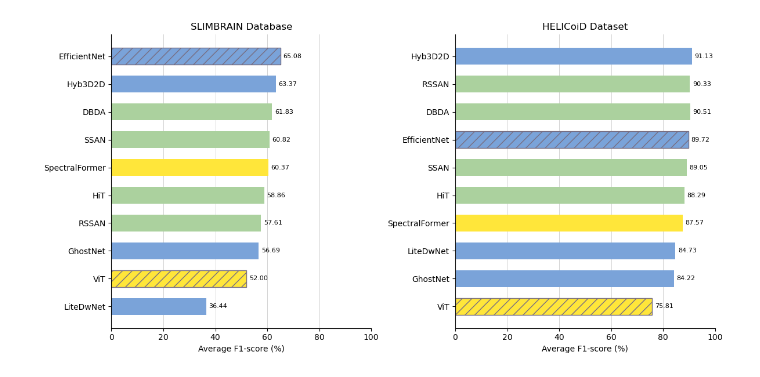
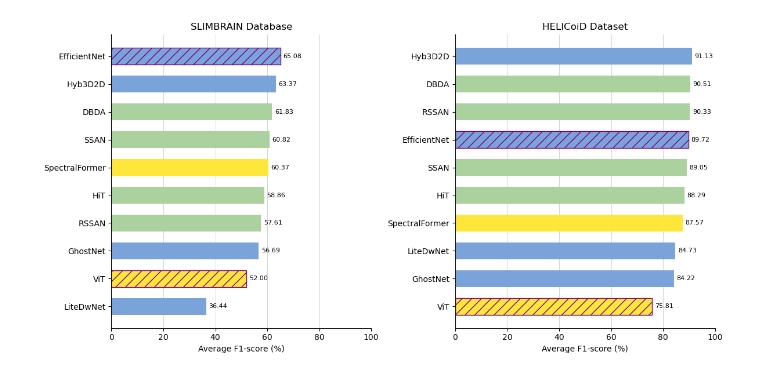
Before and after one commit to domenico-rgs/HSIBrain-Benchmark, a Jupyter notebook: plots/rank_bar_plot.ipynb, the cells around one changed output. Cells and saved outputs as stored; diff of their text form; code cells hidden in the pictures.

```diff
--- a/plots/rank_bar_plot.ipynb
+++ b/plots/rank_bar_plot.ipynb
@@ -12,7 +13,7 @@ scores_slimbrain = [65.08, 63.37, 61.83, 60.82, 60.37, 58.86, 57.61,
 #errors_slimbrain = [21.98, 22.61, 22.50, 24.02, 22.77, 22.25, 23.33, 23.23, 15.07, 32.67]
 
 models2 = [
-    "Hyb3D2D", "RSSAN", "DBDA", "EfficientNet", "SSAN", "HiT",
+    "Hyb3D2D", "DBDA", "RSSAN", "EfficientNet", "SSAN", "HiT",
     "SpectralFormer", "LiteDwNet", "GhostNet", "ViT"
 ]
 
@@ -21,7 +22,7 @@ categories_slimbrain = [
     "conv", "att", "conv"
 ]
 
-scores_helicoid = [91.13, 90.33, 90.51, 89.72, 89.05, 88.29,
+scores_helicoid = [91.13, 90.51, 90.33, 89.72, 89.05, 88.29,
                    87.57, 84.73, 84.22, 75.81]
 #errors_helicoid = [16.06, 14.07, 12.66, 17.99, 15.95, 12.98, 18.82, 18.79, 22.14, 0]
 
@@ -36,6 +37,8 @@ categories_helicoid = [
     "att", "conv", "conv", "att"
 ]
 # %%
+mpl.rcParams['hatch.linewidth'] = 1
+
 fig, axes = plt.subplots(1, 2, figsize=(12, 6), sharex=True)
 
 # --- SLIMBRAIN ---
@@ -55,10 +58,10 @@ axes[0].grid(axis="x", color="lightgray", linestyle="-", linewidth=0.7)
 axes[0].set_axisbelow(True)
 
 bars[0].set_hatch('//')
-bars[0].set_edgecolor('#786F83')
+bars[0].set_edgecolor('#800080')
 
 bars[8].set_hatch('//')
-bars[8].set_edgecolor('#786F83')
+bars[8].set_edgecolor('#800080')
 
 #for i, (val, err) in enumerate(zip(scores_slimbrain, errors_slimbrain)):#
 for i, val in enumerate(scores_slimbrain):
@@ -69,33 +72,33 @@ y2 = np.arange(len(models2))
 colors2 = [color_map[c] for c in categories_helicoid]
 #axes[1].barh(y2, scores_helicoid, xerr=errors_helicoid, color=colors2, height=0.6, capsize=4)
 bars_hl = axes[1].barh(y2, scores_helicoid, color=colors2, height=0.6, capsize=4)
 
 axes[1].set_yticks(y2, labels=models2)
 axes[1].invert_yaxis()
 axes[1].set_xlim(0, 100)
 axes[1].set_xlabel("Average F1-score (%)")
 axes[1].set_title("HELICoiD Dataset")
 
 axes[1].spines["top"].set_visible(False)
 axes[1].spines["right"].set_visible(False)
 axes[1].grid(axis="x", color="lightgray", linestyle="-", linewidth=0.7)
 axes[1].set_axisbelow(True)
 
 bars_hl[3].set_hatch('//')
-bars_hl[3].set_edgecolor('#786F83')
+bars_hl[3].set_edgecolor('#800080')
 
 bars_hl[9].set_hatch('//')
-bars_hl[9].set_edgecolor('#786F83')
+bars_hl[9].set_edgecolor('#800080')
 
 #for i, (val, err) in enumerate(zip(scores_helicoid, errors_helicoid)):
 #for i, (val, err) in scores_helicoid:
 #    axes[1].text(val + err + 1, i, f"{val:.2f}", va="center", fontsize=8)
 
 for i, val in enumerate(scores_helicoid):
     axes[1].text(val + 1, i, f"{val:.2f}", va="center", fontsize=8)
 
 plt.tight_layout()
 plt.savefig("outputs/rank_bar_plot.png", dpi=1200, bbox_inches='tight', transparent=True)
 plt.show()
 # %% [output]
-[figure, old version]
+[figure, new version]
```
Also changed, not shown: parts of 1 cell of this notebook, 5 other files.
